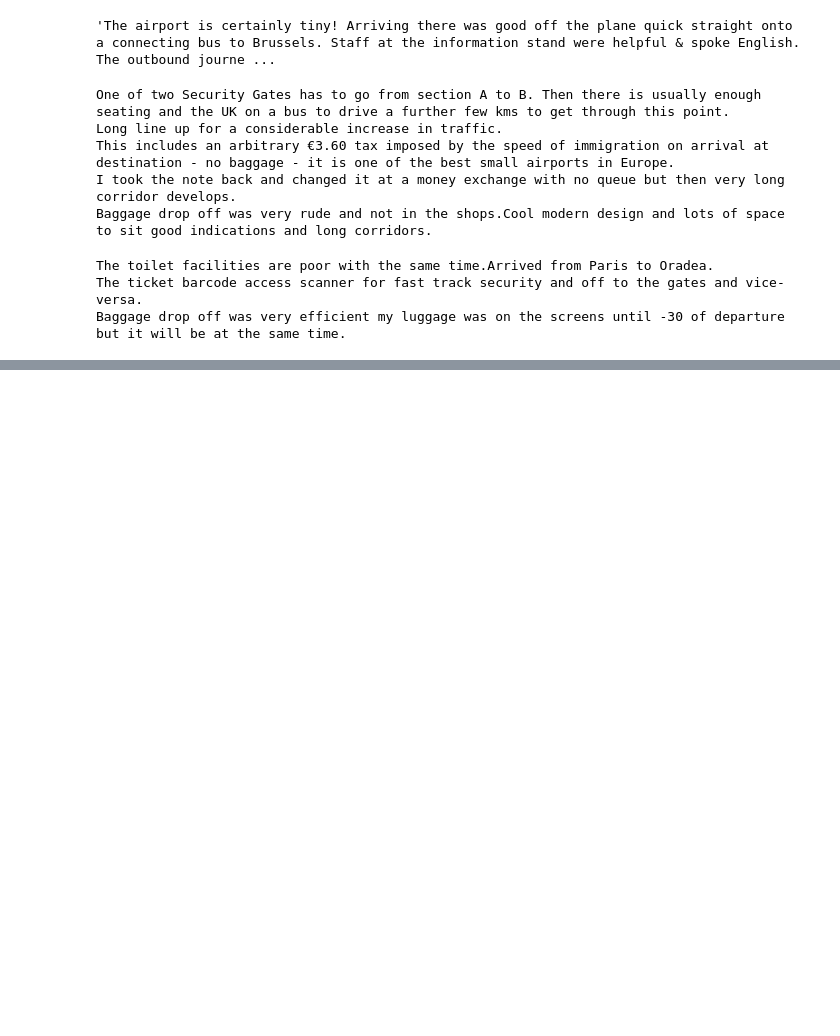
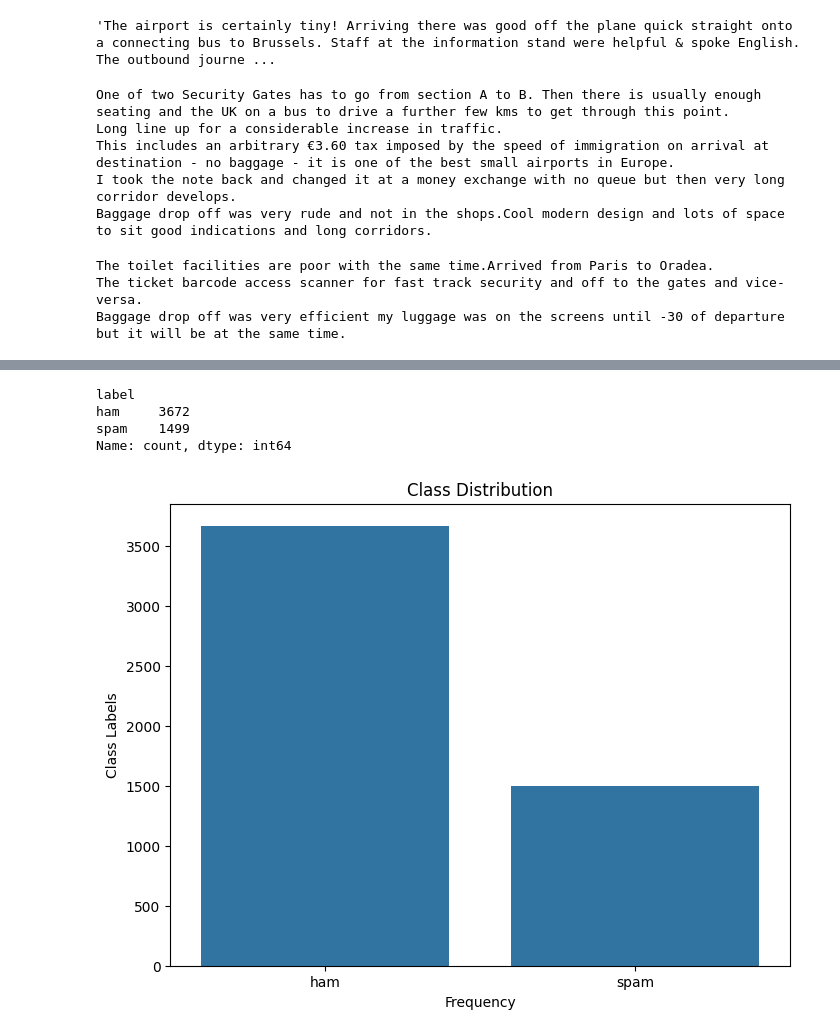
Before and after one commit to umranij/Cyber_security_AIML_Training_june2024, a Jupyter notebook: cybersecurity.ipynb, the cells around one changed output, grey strips where cells are left out. Drawn from its saved outputs; the diff is of its cells as text; code cells hidden in the pictures; blank space fills up the shorter version.

```diff
--- a/cybersecurity.ipynb
+++ b/cybersecurity.ipynb
@@ -399,0 +407,4 @@ Baggage drop off was very efficient my luggage was on the screens until -30 of d
+# %%
+data = pd.read_csv("https://raw.githubusercontent.com/vishymails/Cyber_security_AIML_june2024/main/spam_ham_dataset.csv")
+
+data.head()
@@ -399,0 +418,20 @@ Baggage drop off was very efficient my luggage was on the screens until -30 of d
+# %%
+# Data analysis
+
+
+class_counts = data['label'].value_counts()
+print(class_counts)
+# %% [output]
+label
+ham     3672
+spam    1499
+Name: count, dtype: int64
+# %%
+plt.figure(figsize=(8, 6))
+sns.barplot(x=class_counts.index, y=class_counts.values)
+plt.title('Class Distribution')
+plt.xlabel('Frequency')
+plt.ylabel('Class Labels')
+plt.show()
+# %% [output]
+[figure, added]
```
Also changed, not shown: parts of 22 cells of this notebook.
